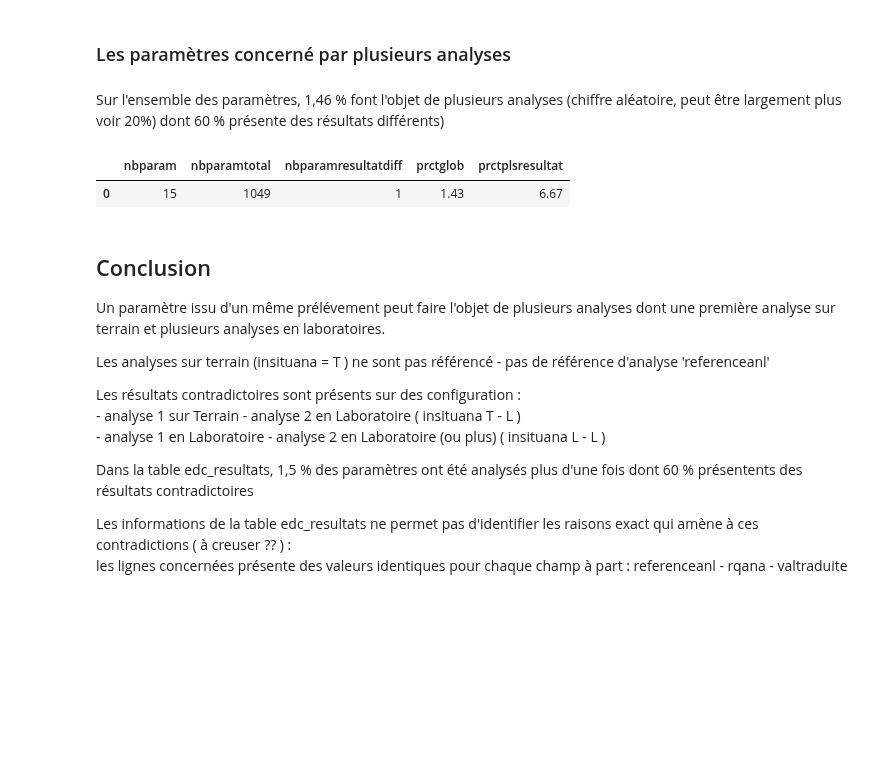
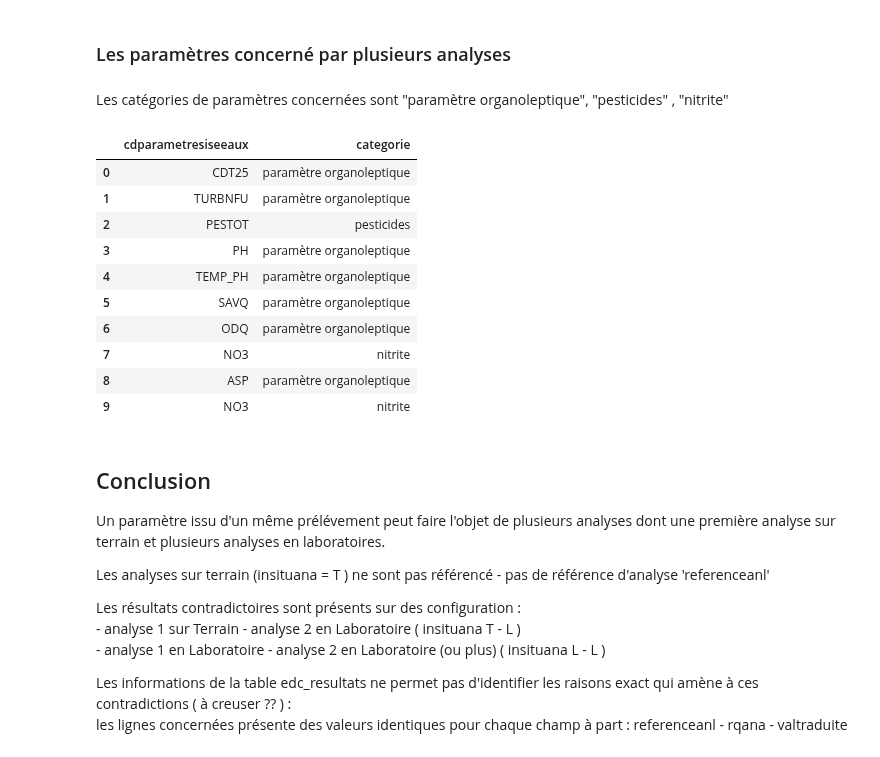
Before and after one commit to dataforgoodfr/13_pollution_eau, a Jupyter notebook: Tâche 179 - Explo_2_labo.ipynb, the cells around one changed output. Cells and saved outputs as stored; diff of their text form; code cells hidden in the pictures; blank space fills up the shorter version.

Commit message:
suppression pourcentage paramètre et ajout mapping des catégories

```diff
--- a/Tâche 179 - Explo_2_labo.ipynb
+++ b/Tâche 179 - Explo_2_labo.ipynb
@@ -236,35 +246,43 @@ freq_insituana_valdiff
 # %% [markdown]
 ### Les paramètres concerné par plusieurs analyses
-# %% [markdown]
-Sur l'ensemble des paramètres, 1,46 % font l'objet de plusieurs analyses (chiffre aléatoire, peut être largement plus voir 20%) dont 60 % présente des résultats différents)
+# %% [markdown]
+Les catégories de paramètres concernées sont "paramètre organoleptique", "pesticides" , "nitrite"
 # %%
-query_paramtètre = """
+query_parametre = """
 WITH
 paramètre_plusieurs_resultats AS (
 SELECT DISTINCT cdparametresiseeaux
 FROM plusieurs_analyses )
 ,
 paramètre_global AS (
 SELECT DISTINCT cdparametresiseeaux
 FROM edc_resultats
 )
 ,
 resultat_diff AS (
-SELECT DISTINCT cdparametresiseeaux
-FROM explo_global_resultat_diff
-)
+SELECT  DISTINCT cdparametresiseeaux
+FROM explo_global_resultat_diff)
 
-SELECT COUNT(DISTINCT pps.cdparametresiseeaux) AS nbparam, COUNT (DISTINCT prg.cdparametresiseeaux) AS nbparamtotal, COUNT (DISTINCT rtd.cdparametresiseeaux) AS nbparamresultatdiff,
-    ROUND (nbparam / nbparamtotal * 100 , 2) AS prctglob,ROUND (nbparamresultatdiff / nbparam * 100, 2) AS prctplsresultat
-FROM paramètre_plusieurs_resultats AS pps
-CROSS JOIN paramètre_global AS prg
-CROSS JOIN resultat_diff AS rtd
-"""
-paramètre = con.sql(query_paramtètre).df()
-paramètre
+SELECT rd.cdparametresiseeaux, mc.categorie
+FROM resultat_diff AS rd
+LEFT JOIN mapping_categories AS mc
+ON rd.cdparametresiseeaux = mc.cdparametresiseeaux
+  """
+
+parametre = con.sql(query_parametre).df()
+parametre
 # %% [output]
-|  | nbparam | nbparamtotal | nbparamresultatdiff | prctglob | prctplsresultat |
-| 0 | 15 | 1049 | 1 | 1.43 | 6.67 |
+|  | cdparametresiseeaux | categorie |
+| 0 | CDT25 | paramètre organoleptique |
+| 1 | TURBNFU | paramètre organoleptique |
+| 2 | PESTOT | pesticides |
+| 3 | PH | paramètre organoleptique |
+| 4 | TEMP_PH | paramètre organoleptique |
+| 5 | SAVQ | paramètre organoleptique |
+| 6 | ODQ | paramètre organoleptique |
+| 7 | NO3 | nitrite |
+| 8 | ASP | paramètre organoleptique |
+| 9 | NO3 | nitrite |
 # %% [markdown]
 ## Conclusion ##
 
@@ -276,7 +294,6 @@ Les résultats contradictoires sont présents sur des configuration :
     - analyse 1 sur Terrain - analyse 2 en Laboratoire ( insituana T - L )
     - analyse 1 en Laboratoire - analyse 2 en Laboratoire (ou plus) ( insituana L - L )
 
-Dans la table edc_resultats, 1,5 % des paramètres ont été analysés plus d'une fois dont 60 % présentents des résultats contradictoires
 
 Les informations de la table edc_resultats ne permet pas d'identifier les raisons exact qui amène à ces contradictions ( à creuser ?? ) :
 les lignes concernées présente des valeurs identiques pour chaque champ à part :  referenceanl - rqana - valtraduite
```
Also changed, not shown: parts of 7 cells of this notebook.
